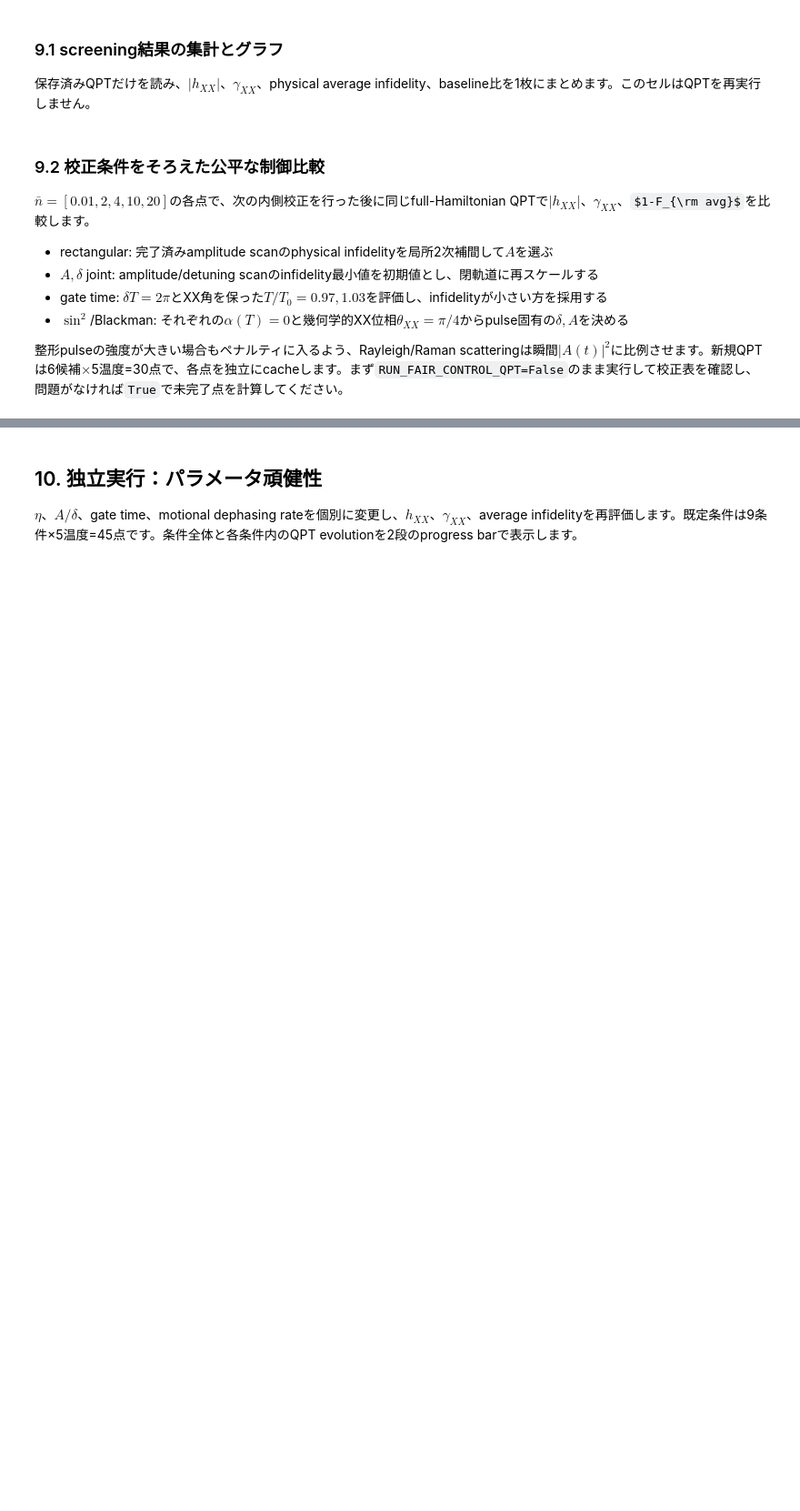
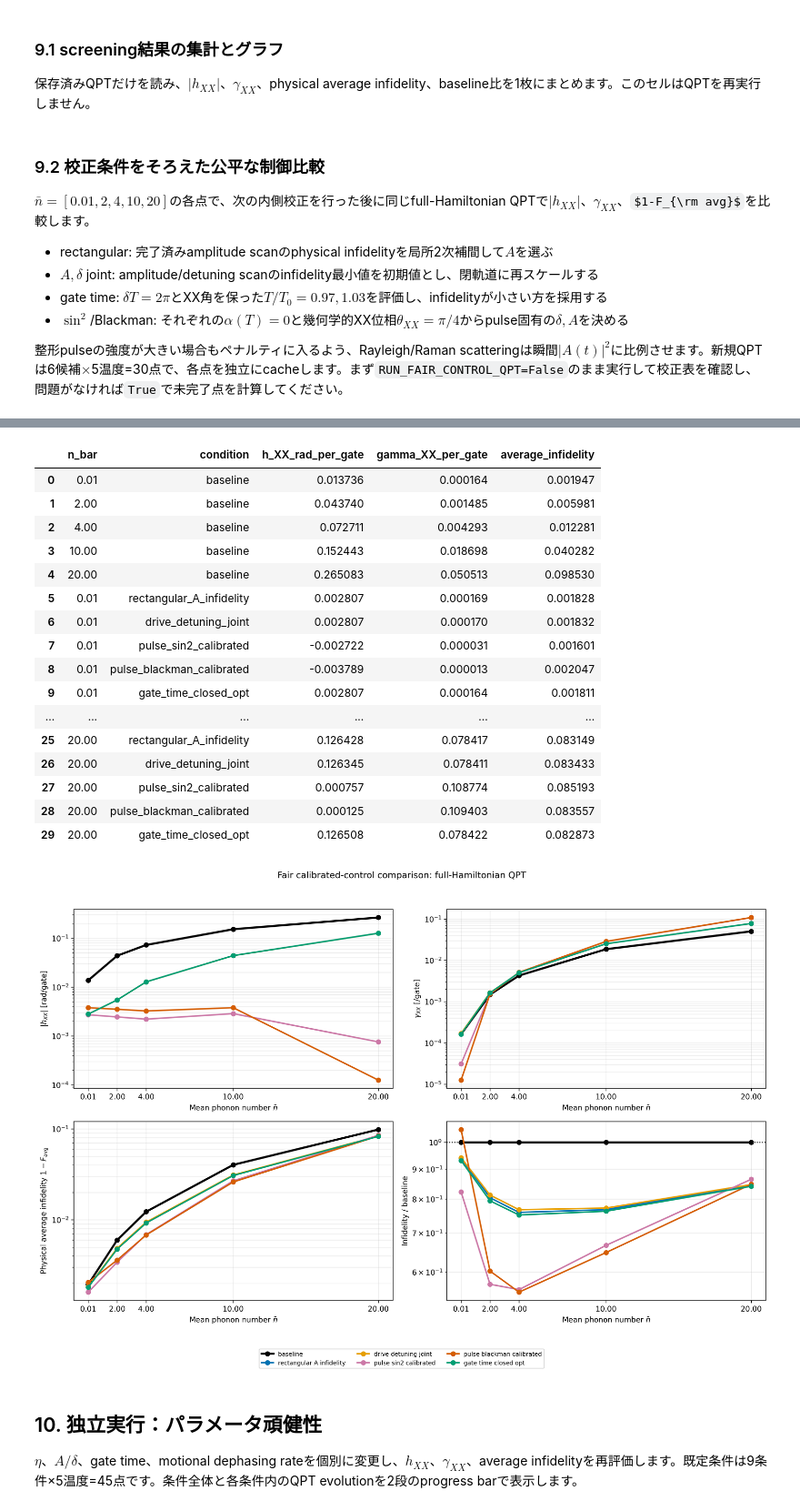
Before and after one commit to takeoka-lab/MS_gate_Hirai, a Jupyter notebook: chi_error_element_nbar_fit.ipynb, the cells around one changed output, grey strips where cells are left out. Shown at 91% size. Saved outputs shown, nothing was run; the diff lists cells and outputs as text; code cells hidden in the pictures; some formulas as TeX source; blank space fills up the shorter version.

```diff
--- a/chi_error_element_nbar_fit.ipynb
+++ b/chi_error_element_nbar_fit.ipynb
@@ -409,7 +409,7 @@ from IPython.display import Image
 stages = importlib.reload(stages)
 
 FAIR_CONTROL_NBARS = [0.01, 2.0, 4.0, 10.0, 20.0]
-RUN_FAIR_CONTROL_QPT = False
+RUN_FAIR_CONTROL_QPT = True
 FORCE_FAIR_CONTROL_QPT = False
 SHOW_FAIR_CONTROL_PROGRESS = True
 
@@ -447,3 +447,4 @@ if FAIR_STATUS["calibrated_qpt_points_completed"]:
     display(Image(filename=str(FAIR_CONTROL_RESULT["figure_path"])))
 else:
     print("Calibration plan only. Set RUN_FAIR_CONTROL_QPT=True to run QPT.")
+# %% [output]
@@ -450,3 +485,21 @@ else:
+|  | n_bar | condition | h_XX_rad_per_gate | gamma_XX_per_gate | average_infidelity |
+| 0 | 0.01 | baseline | 0.013736 | 0.000164 | 0.001947 |
+| 1 | 2.00 | baseline | 0.043740 | 0.001485 | 0.005981 |
+| 2 | 4.00 | baseline | 0.072711 | 0.004293 | 0.012281 |
+| 3 | 10.00 | baseline | 0.152443 | 0.018698 | 0.040282 |
+| 4 | 20.00 | baseline | 0.265083 | 0.050513 | 0.098530 |
+| 5 | 0.01 | rectangular_A_infidelity | 0.002807 | 0.000169 | 0.001828 |
+| 6 | 0.01 | drive_detuning_joint | 0.002807 | 0.000170 | 0.001832 |
+| 7 | 0.01 | pulse_sin2_calibrated | -0.002722 | 0.000031 | 0.001601 |
+| 8 | 0.01 | pulse_blackman_calibrated | -0.003789 | 0.000013 | 0.002047 |
+| 9 | 0.01 | gate_time_closed_opt | 0.002807 | 0.000164 | 0.001811 |
+| ... | ... | ... | ... | ... | ... |
+| 25 | 20.00 | rectangular_A_infidelity | 0.126428 | 0.078417 | 0.083149 |
+| 26 | 20.00 | drive_detuning_joint | 0.126345 | 0.078411 | 0.083433 |
+| 27 | 20.00 | pulse_sin2_calibrated | 0.000757 | 0.108774 | 0.085193 |
+| 28 | 20.00 | pulse_blackman_calibrated | 0.000125 | 0.109403 | 0.083557 |
+| 29 | 20.00 | gate_time_closed_opt | 0.126508 | 0.078422 | 0.082873 |
+[figure, added]
 # %% [markdown]
 ## 10. 独立実行：パラメータ頑健性
 
```
Also changed, not shown: parts of 1 cell of this notebook.
